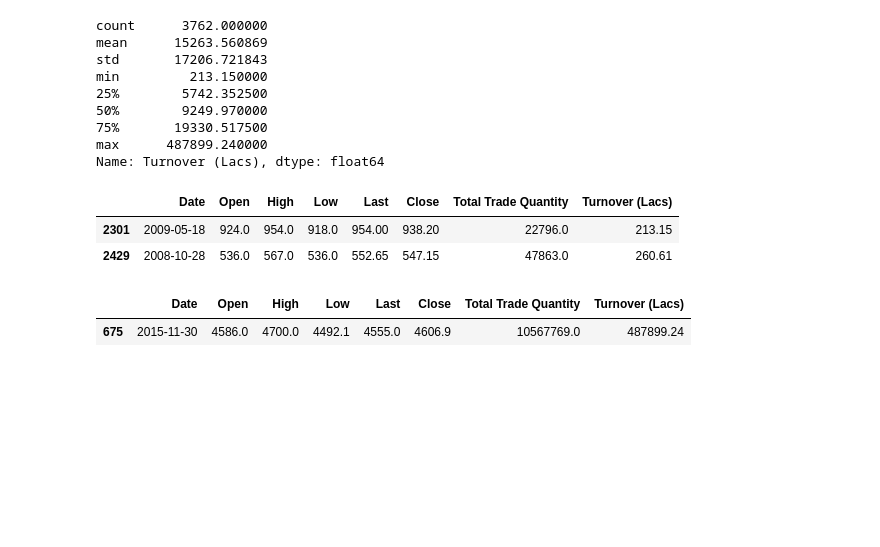
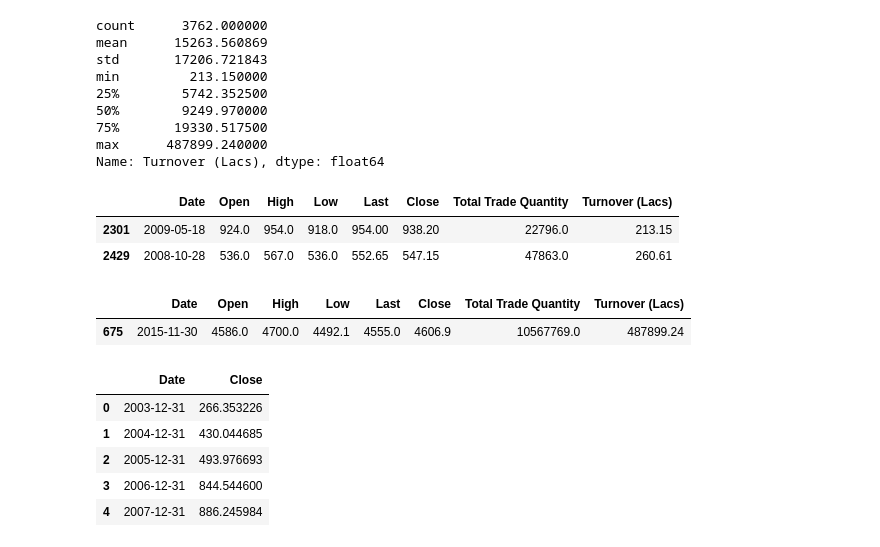
Before and after one commit to anurag19997/Pandas-Practice, a Jupyter notebook: 10minutestopandas.ipynb, the cells around one changed output. Saved outputs shown, nothing was run; the diff lists cells and outputs as text; code cells hidden in the pictures; blank space fills up the shorter version.

```diff
--- a/10minutestopandas.ipynb
+++ b/10minutestopandas.ipynb
@@ -344,3 +344,13 @@ df2[df2['Turnover (Lacs)'] > 200000]
 # %% [output]
 |  | Date | Open | High | Low | Last | Close | Total Trade Quantity | Turnover (Lacs) |
 | 675 | 2015-11-30 | 4586.0 | 4700.0 | 4492.1 | 4555.0 | 4606.9 | 10567769.0 | 487899.24 |
+# %%
+closed_at = df2.resample('Y', on = 'Date').Close.mean().reset_index()
+closed_at.head()
+# %% [output]
+|  | Date | Close |
+| 0 | 2003-12-31 | 266.353226 |
+| 1 | 2004-12-31 | 430.044685 |
+| 2 | 2005-12-31 | 493.976693 |
+| 3 | 2006-12-31 | 844.544600 |
+| 4 | 2007-12-31 | 886.245984 |
```
Also changed, not shown: parts of 2 cells of this notebook.
